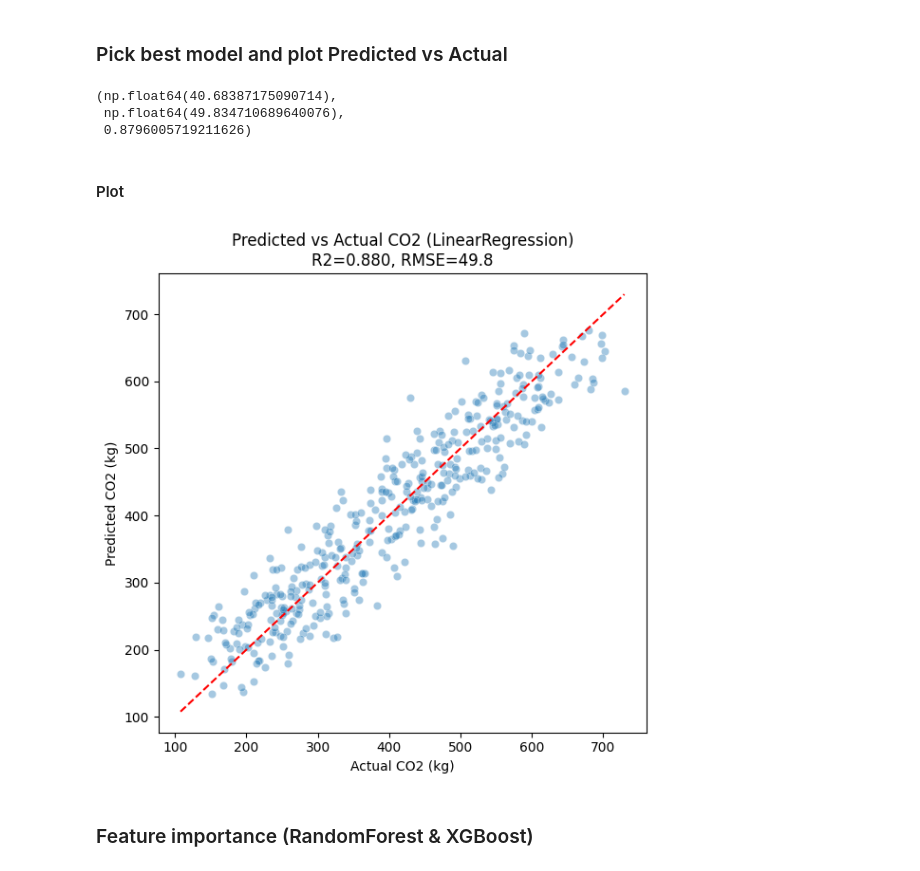
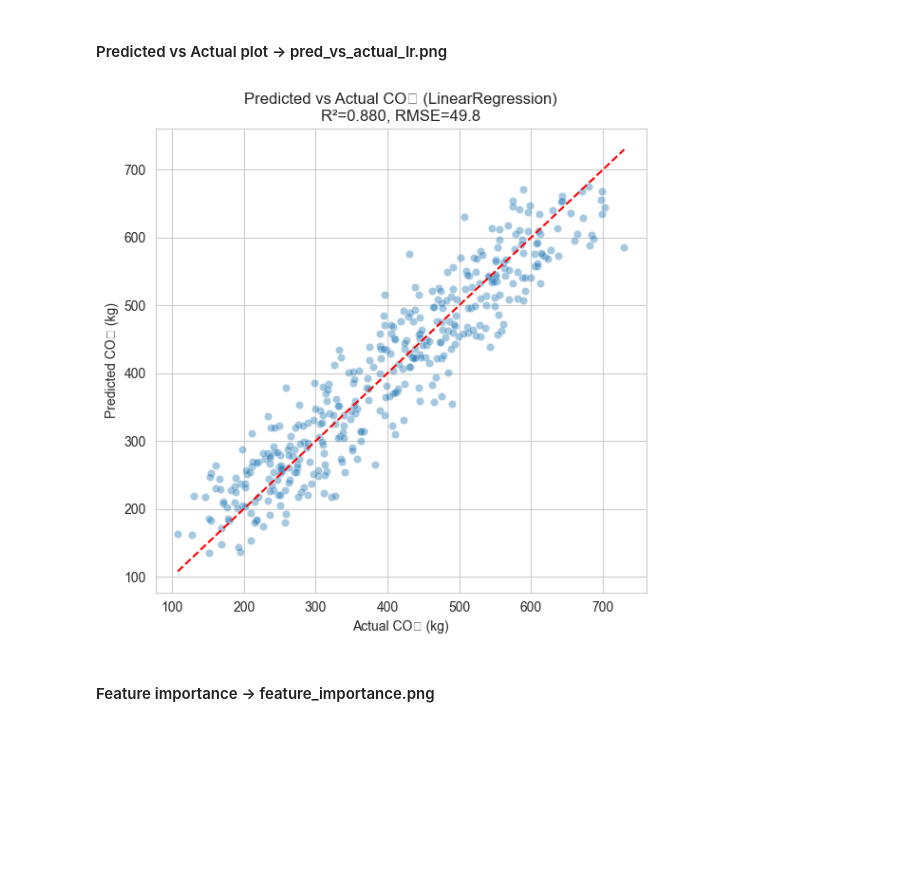
Before and after one commit to tapodyuti/sdg13-co2-ml, a Jupyter notebook: Project.ipynb, the cells around one changed output. Saved outputs shown, nothing was run; the diff lists cells and outputs as text; code cells hidden in the pictures; blank space fills up the shorter version.

```diff
--- a/Project.ipynb
+++ b/Project.ipynb
@@ -158,41 +142,28 @@ results_df
 # %% [markdown]
-### Pick best model and plot Predicted vs Actual
+#### Predicted vs Actual plot → pred_vs_actual_lr.png
-# %%
-import matplotlib.pyplot as plt
-import seaborn as sns
-
-# Rebuild best model pipeline (LinearRegression here)
-best_model = LinearRegression()
-
-best_pipe = Pipeline(steps=[("preprocess", preprocess),
-                            ("model", best_model)])
-best_pipe.fit(X_train, y_train)
-y_pred = best_pipe.predict(X_test)
-
-mae = mean_absolute_error(y_test, y_pred)
-rmse = mean_squared_error(y_test, y_pred, squared=False)
-r2 = r2_score(y_test, y_pred)
-mae, rmse, r2
-# %% [output]
-(np.float64(40.68387175090714),
- np.float64(49.834710689640076),
- 0.8796005719211626)
-# %% [markdown]
-#### Plot
 # %%
+best_model = LinearRegression()
+best_pipe = Pipeline(steps=[("preprocess", preprocess), ("model", best_model)])
+best_pipe.fit(X_train, y_train)
+
+y_pred = best_pipe.predict(X_test)
+
+mae = mean_absolute_error(y_test, y_pred)
+rmse = mean_squared_error(y_test, y_pred, squared=False)
+r2 = r2_score(y_test, y_pred)
+
 plt.figure(figsize=(6, 6))
 sns.scatterplot(x=y_test, y=y_pred, alpha=0.4)
-plt.xlabel("Actual CO2 (kg)")
-plt.ylabel("Predicted CO2 (kg)")
-plt.title(f"Predicted vs Actual CO2 (LinearRegression)\nR2={r2:.3f}, RMSE={rmse:.1f}")
-plt.plot([y_test.min(), y_test.max()],
-         [y_test.min(), y_test.max()],
-         "r--")
+plt.xlabel("Actual CO₂ (kg)")
+plt.ylabel("Predicted CO₂ (kg)")
+plt.title(f"Predicted vs Actual CO₂ (LinearRegression)\nR²={r2:.3f}, RMSE={rmse:.1f}")
+plt.plot([y_test.min(), y_test.max()], [y_test.min(), y_test.max()], "r--")
 plt.tight_layout()
+plt.savefig("pred_vs_actual_lr.png", dpi=300, bbox_inches="tight")
 plt.show()
 # %% [output]
-[figure, old version]
+[figure, new version]
 # %% [markdown]
-### Feature importance (RandomForest & XGBoost)
+#### Feature importance → feature_importance.png
 # %%
 rf = RandomForestRegressor(n_estimators=300, random_state=42)
```
Also changed, not shown: parts of 17 cells of this notebook, 32 other files.
